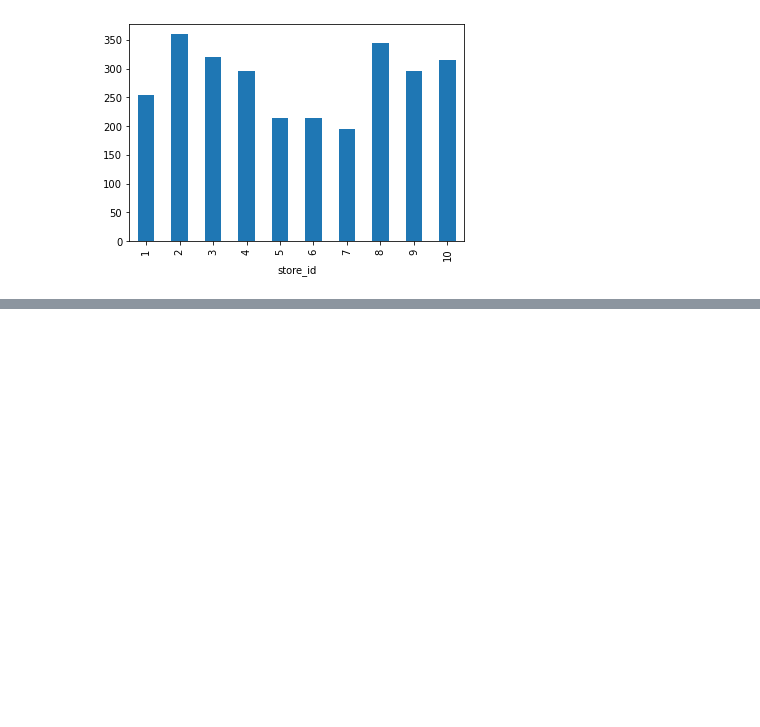
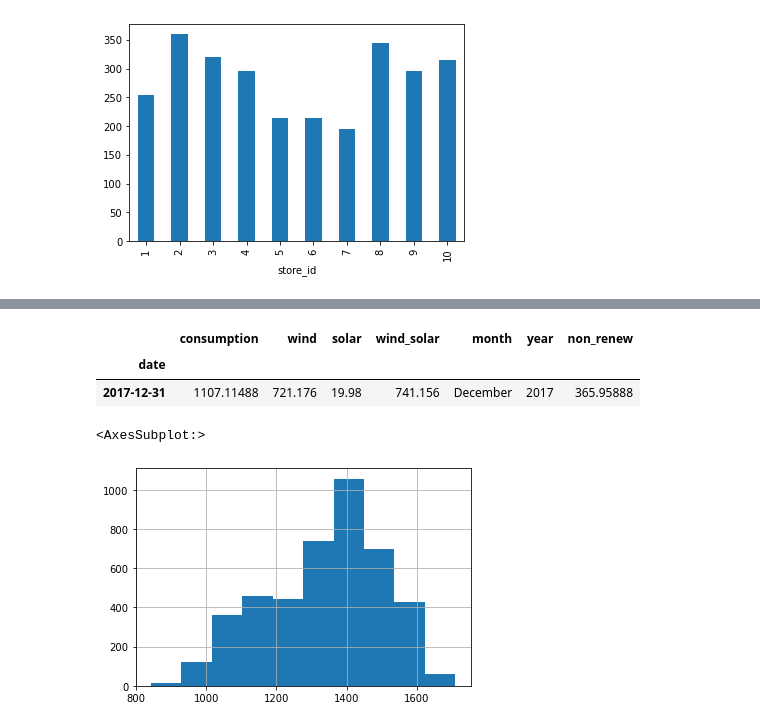
Before and after one commit to dashbringhurst/time-series-exercises, a Jupyter notebook: explore.ipynb, the cells around one changed output, grey strips where cells are left out. Cells and saved outputs as stored; diff of their text form; code cells hidden in the pictures; blank space fills up the shorter version.

```diff
--- a/explore.ipynb
+++ b/explore.ipynb
@@ -141,3 +141,5 @@ df.groupby('store_id').sales_total.mean().plot.bar()
 # %% [output]
 <AxesSubplot:xlabel='store_id'>
 [figure]
+# %%
+ops = prepare.prep_ops()
@@ -143,0 +185,11 @@ df.groupby('store_id').sales_total.mean().plot.bar()
+# %%
+ops.tail(1)
+# %% [output]
+|  | consumption | wind | solar | wind_solar | month | year | non_renew |
+| date |  |  |  |  |  |  |  |
+| 2017-12-31 | 1107.11488 | 721.176 | 19.98 | 741.156 | December | 2017 | 365.95888 |
+# %%
+ops.consumption.hist()
+# %% [output]
+<AxesSubplot:>
+[figure, added]
```
Also changed, not shown: parts of 40 cells of this notebook.
